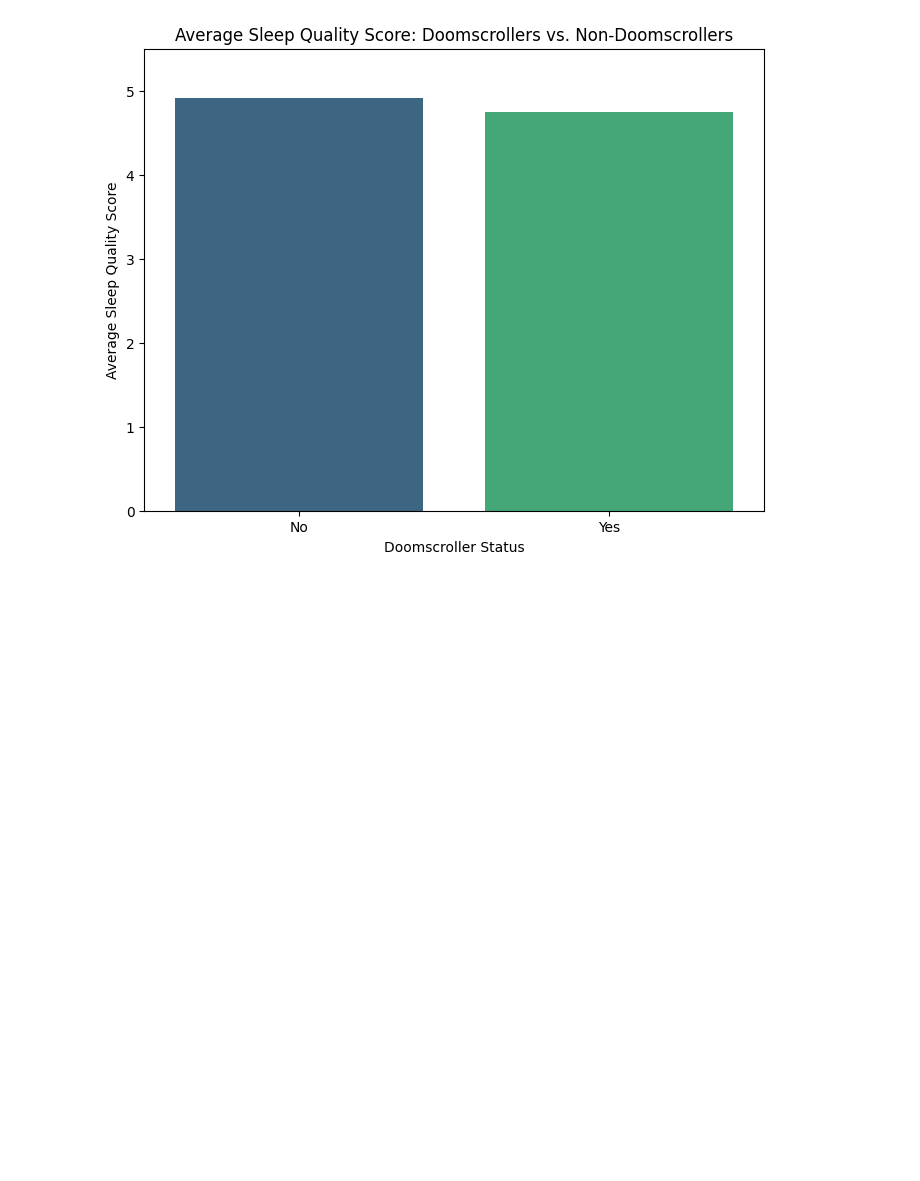
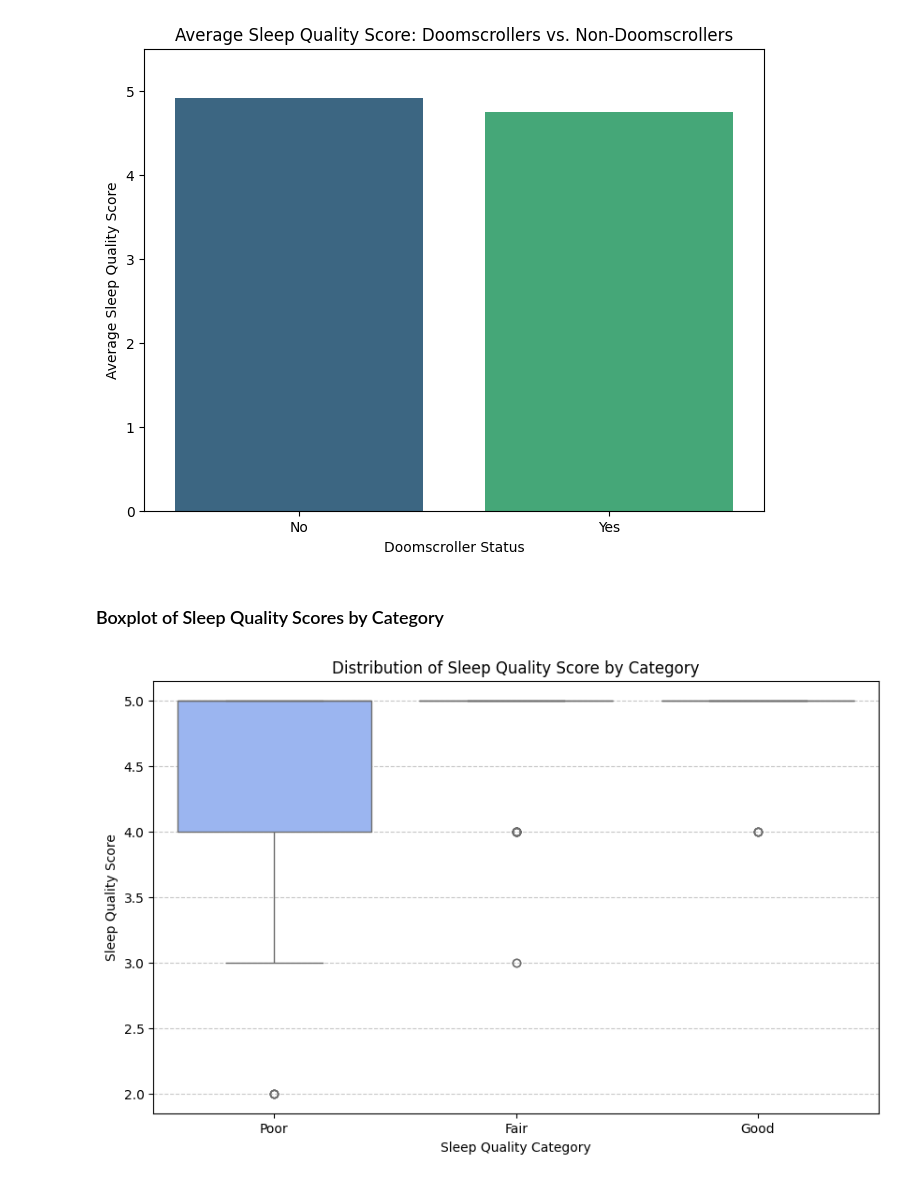
Before and after one commit to kxrrym03/Sleep-Doomscrolling-Habits, a Jupyter notebook: Sleep_&_Doomscrolling.ipynb, the cells around one changed output. Drawn from its saved outputs; the diff is of its cells as text; code cells hidden in the pictures; blank space fills up the shorter version.

```diff
--- a/Sleep_&_Doomscrolling.ipynb
+++ b/Sleep_&_Doomscrolling.ipynb
@@ -239,3 +239,15 @@ plt.ylim(0, df['sleep_quality_score'].max() * 1.1)
 plt.show()
 # %% [output]
 [figure]
+# %% [markdown]
+### Boxplot of Sleep Quality Scores by Category
+# %%
+plt.figure(figsize=(10, 6))
+sns.boxplot(data=df, x='sleep_quality_category', y='sleep_quality_score', palette='coolwarm', order=['Poor', 'Fair', 'Good'])
+plt.title('Distribution of Sleep Quality Score by Category')
+plt.xlabel('Sleep Quality Category')
+plt.ylabel('Sleep Quality Score')
+plt.grid(axis='y', linestyle='--', alpha=0.7)
+plt.show()
+# %% [output]
+[figure, added]
```
Also changed, not shown: parts of 6 cells of this notebook.
